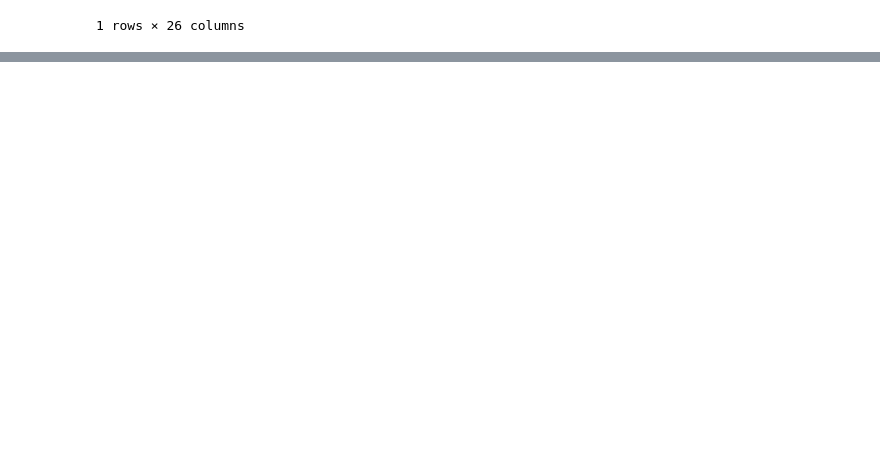
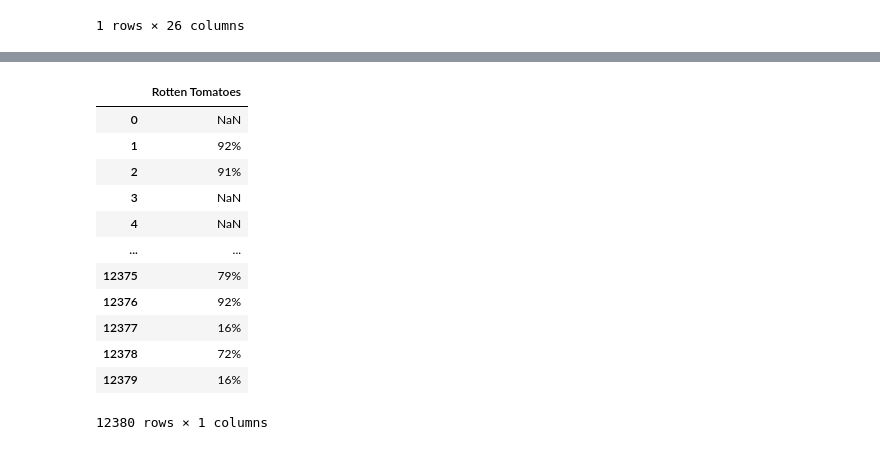
Before and after one commit to boemer00/Netflix, a Jupyter notebook: notebooks/Davis-Pris API.ipynb, the cells around one changed output, grey strips where cells are left out. Drawn from its saved outputs; the diff is of its cells as text; code cells hidden in the pictures; blank space fills up the shorter version.

```diff
--- a/notebooks/Davis-Pris API.ipynb
+++ b/notebooks/Davis-Pris API.ipynb
@@ -208,0 +209,16 @@ full_data_merged.to_csv("../raw_data/full_data_merged.csv",index = False)
+# %%
+full_data_merged["Rotten Tomatoes"].apply(lambda x : x.replace("%","") if type(x)==str else x)
+# %% [output]
+|  | Rotten Tomatoes |
+| 0 | NaN |
+| 1 | 92% |
+| 2 | 91% |
+| 3 | NaN |
+| 4 | NaN |
+| ... | ... |
+| 12375 | 79% |
+| 12376 | 92% |
+| 12377 | 16% |
+| 12378 | 72% |
+| 12379 | 16% |
+12380 rows × 1 columns
```
Also changed, not shown: parts of 16 cells of this notebook.
